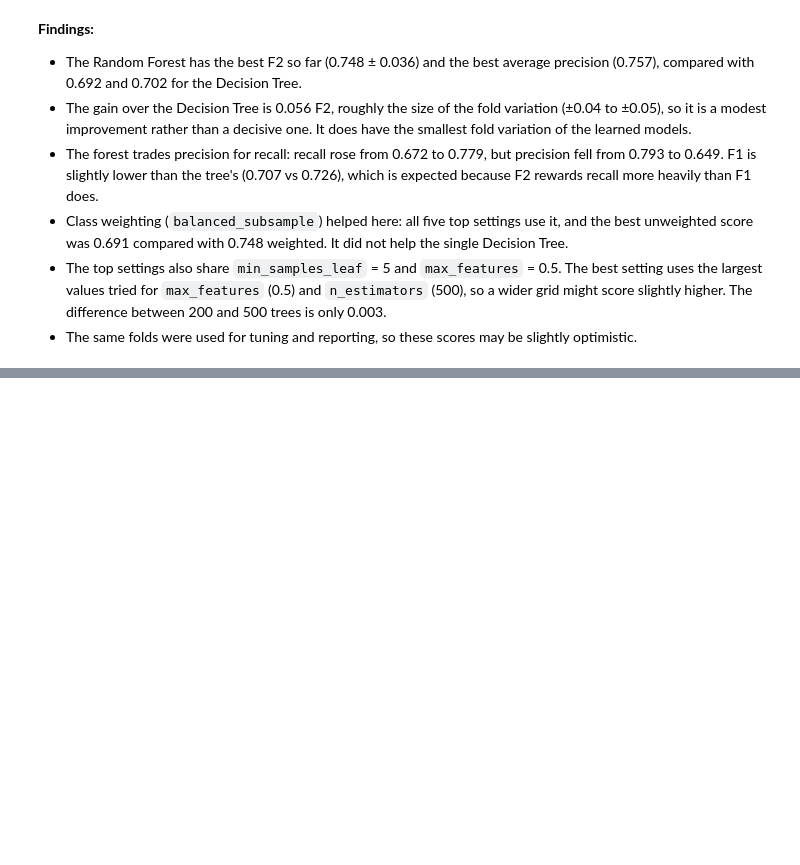
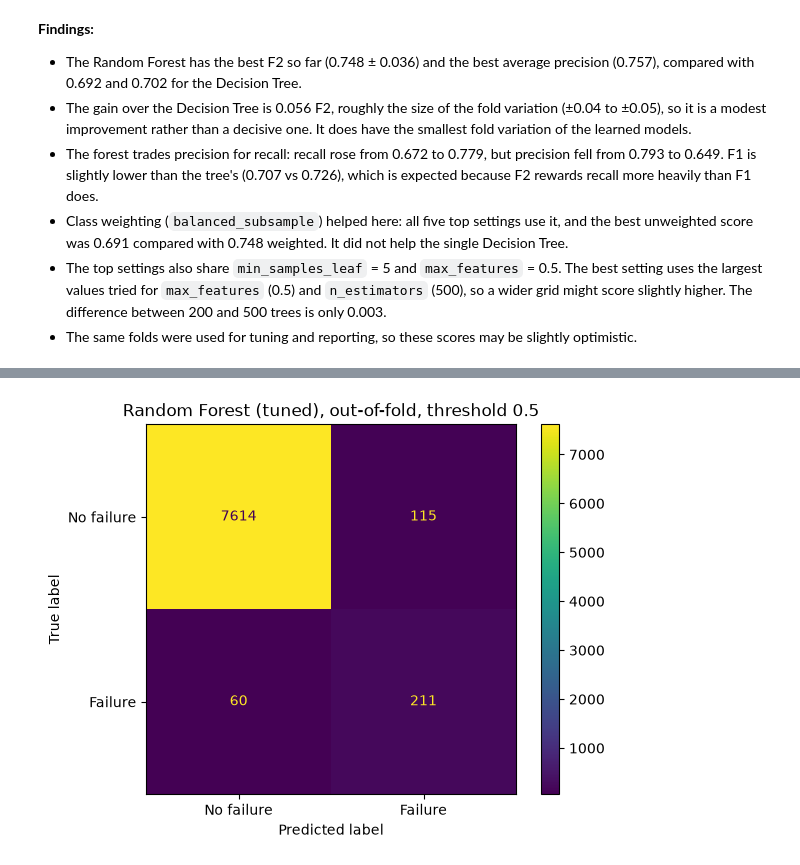
Before and after one commit to NathanL05/ct4101-ml-portfolio, a Jupyter notebook: notebooks/03_models_and_evaluation.ipynb, the cells around one changed output, grey strips where cells are left out. Drawn from its saved outputs; the diff is of its cells as text; code cells hidden in the pictures; blank space fills up the shorter version.

```diff
--- a/notebooks/03_models_and_evaluation.ipynb
+++ b/notebooks/03_models_and_evaluation.ipynb
@@ -291,0 +322,10 @@ results_table
+# %%
+oof_pred_rf = (oof_probs["Random Forest (tuned)"] >= 0.5).astype(int)
+
+ConfusionMatrixDisplay.from_predictions(
+    y_train, oof_pred_rf, display_labels=["No failure", "Failure"]
+)
+plt.title("Random Forest (tuned), out-of-fold, threshold 0.5")
+plt.show()
+# %% [output]
+[figure, added]
```
Also changed, not shown: parts of 3 cells of this notebook, 1 other file.
